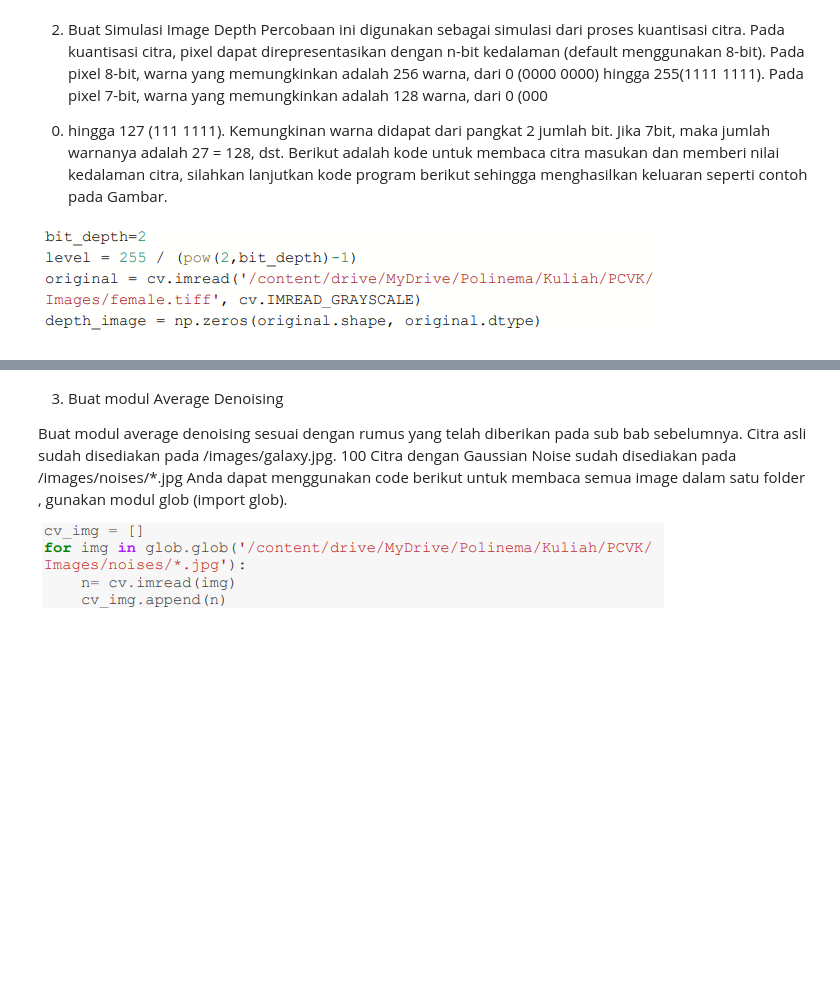
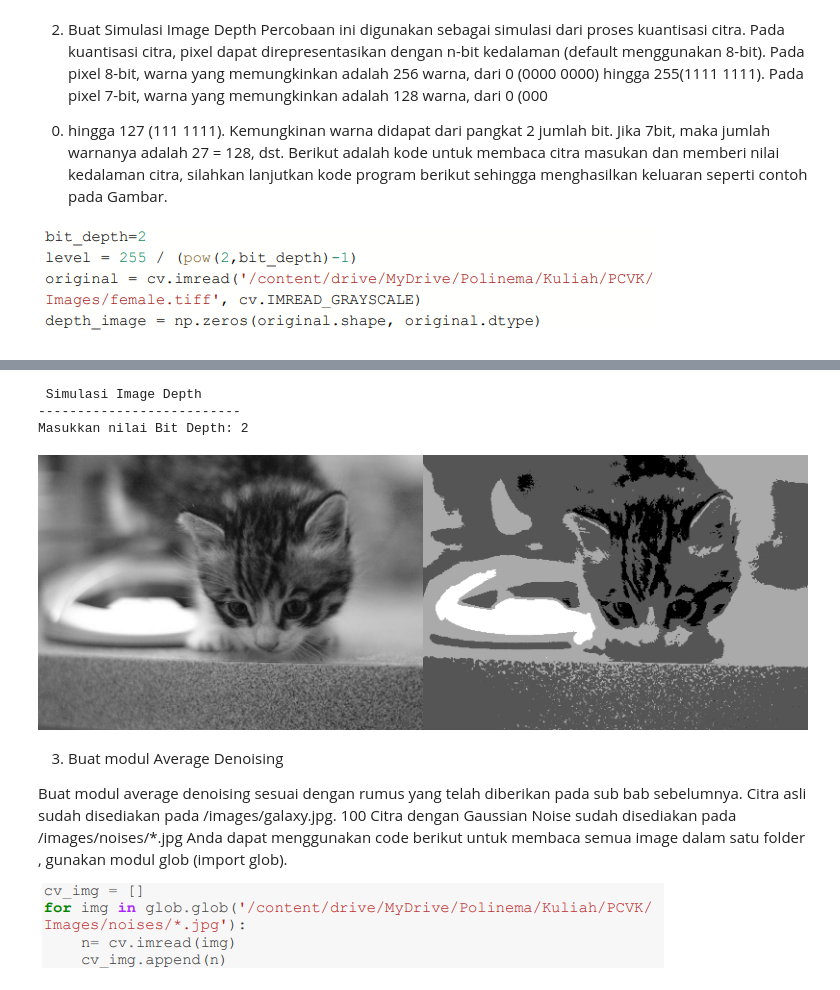
Before and after one commit to gabrieldimas/pcvk-study-2023, a Jupyter notebook: Week5.ipynb, the cells around one changed output, grey strips where cells are left out. Cells and saved outputs as stored; diff of their text form; code cells hidden in the pictures; blank space fills up the shorter version.

```diff
--- a/Week5.ipynb
+++ b/Week5.ipynb
@@ -92,3 +62,28 @@ cv2_imshow(depth_image)
+# %%
+original = cv.imread('/content/drive/MyDrive/Kuliah/PCVK/assets/catto.jfif', cv.IMREAD_GRAYSCALE)
+gamma_image = np.zeros(original.shape, original.dtype)
+
+print(' Simulasi Image Depth  ')
+print('--------------------------')
+try:
+  bd = float(input('Masukkan nilai Bit Depth: '))
+except ValueError:
+  print('Error, not a number')
+
+bit = 2**bd
+level = 255 / (bit - 1)
+
+for y in range(original.shape[0]):
+  for x in range(original.shape[1]):
+    gamma_image[y, x] = np.clip(round(original[y, x] / level) * level, 0, 255);
+
+final_frame = cv.hconcat((original, gamma_image))
+cv2_imshow(final_frame)
+# %% [output]
+ Simulasi Image Depth
+--------------------------
+Masukkan nilai Bit Depth: 2
+[figure, added]
 # %% [markdown]
 3. Buat modul Average Denoising
 
```
Also changed, not shown: parts of 10 cells of this notebook.
